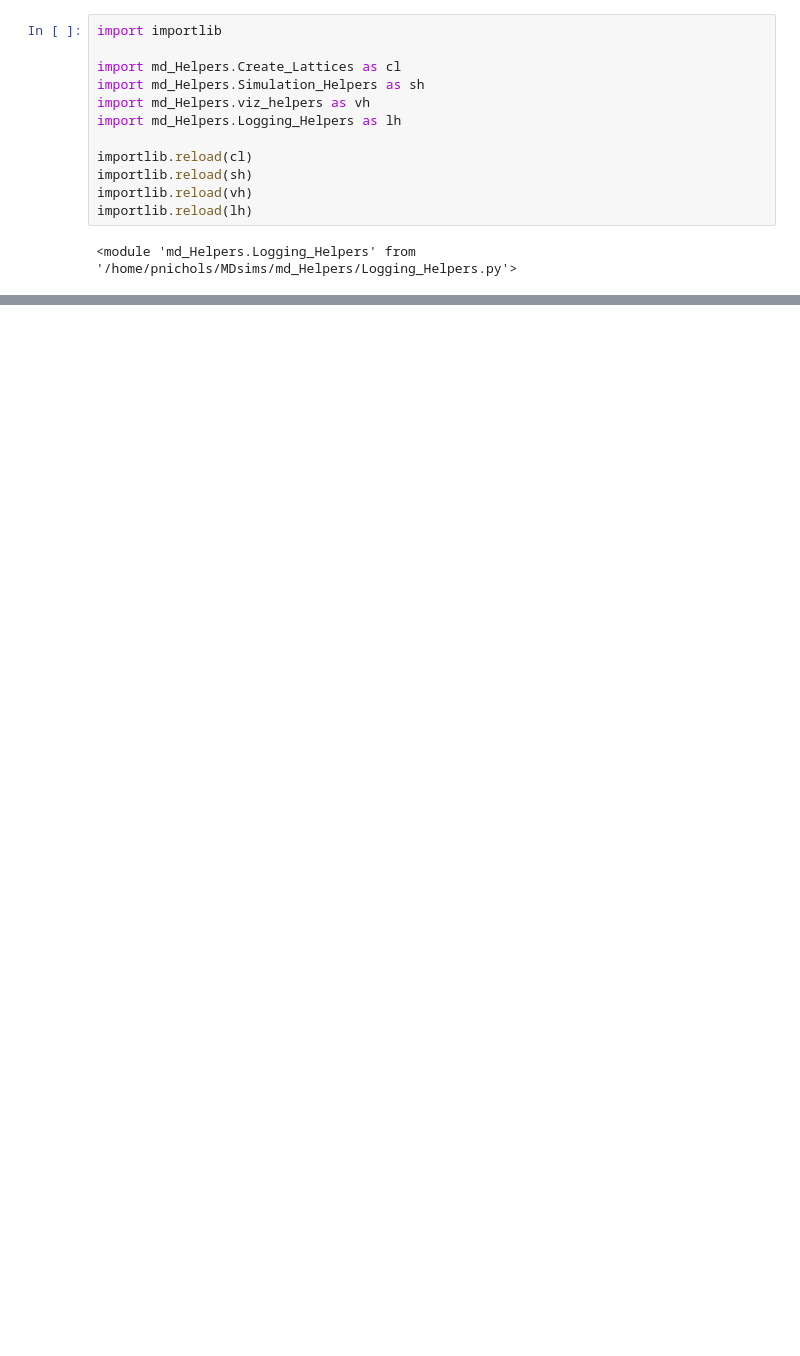
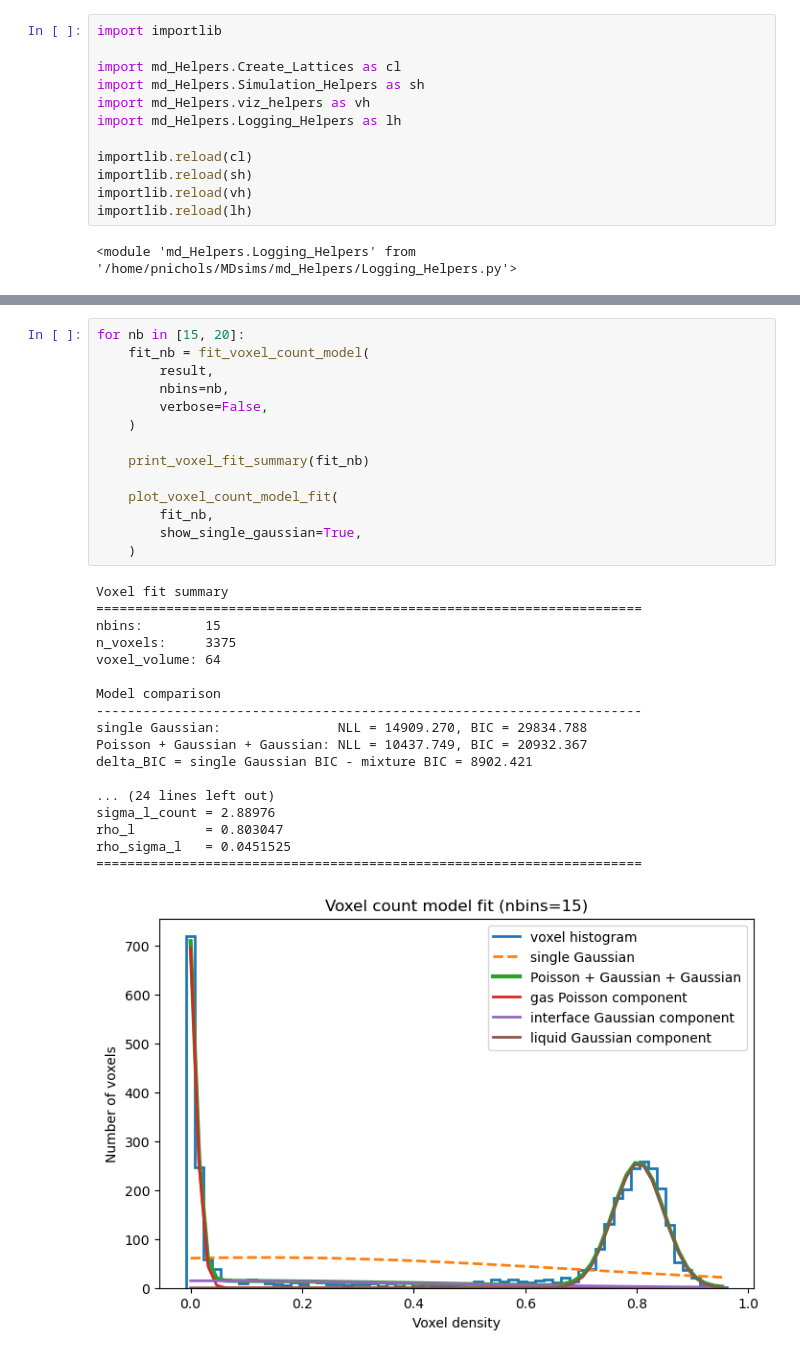
Before and after one commit to SBC-Collaboration/MDsims, a Jupyter notebook: Sandbox.ipynb, the cells around one changed output, grey strips where cells are left out. Saved outputs shown, nothing was run; the diff lists cells and outputs as text; blank space fills up the shorter version.

```diff
--- a/Sandbox.ipynb
+++ b/Sandbox.ipynb
@@ -72,0 +1165,33 @@ vh.plot_log_quantity(log, "potential_energy")
+# %%
+for nb in [15, 20]:
+    fit_nb = fit_voxel_count_model(
+        result,
+        nbins=nb,
+        verbose=False,
+    )
+
+    print_voxel_fit_summary(fit_nb)
+
+    plot_voxel_count_model_fit(
+        fit_nb,
+        show_single_gaussian=True,
+    )
+# %% [output]
+Voxel fit summary
+======================================================================
+nbins:        15
+n_voxels:     3375
+voxel_volume: 64
+
+Model comparison
+----------------------------------------------------------------------
+single Gaussian:               NLL = 14909.270, BIC = 29834.788
+Poisson + Gaussian + Gaussian: NLL = 10437.749, BIC = 20932.367
+delta_BIC = single Gaussian BIC - mixture BIC = 8902.421
+
+... (24 lines left out)
+sigma_l_count = 2.88976
+rho_l         = 0.803047
+rho_sigma_l   = 0.0451525
+======================================================================
+[figure, added]
```
Also changed, not shown: parts of 11 cells of this notebook, 29 other files.
